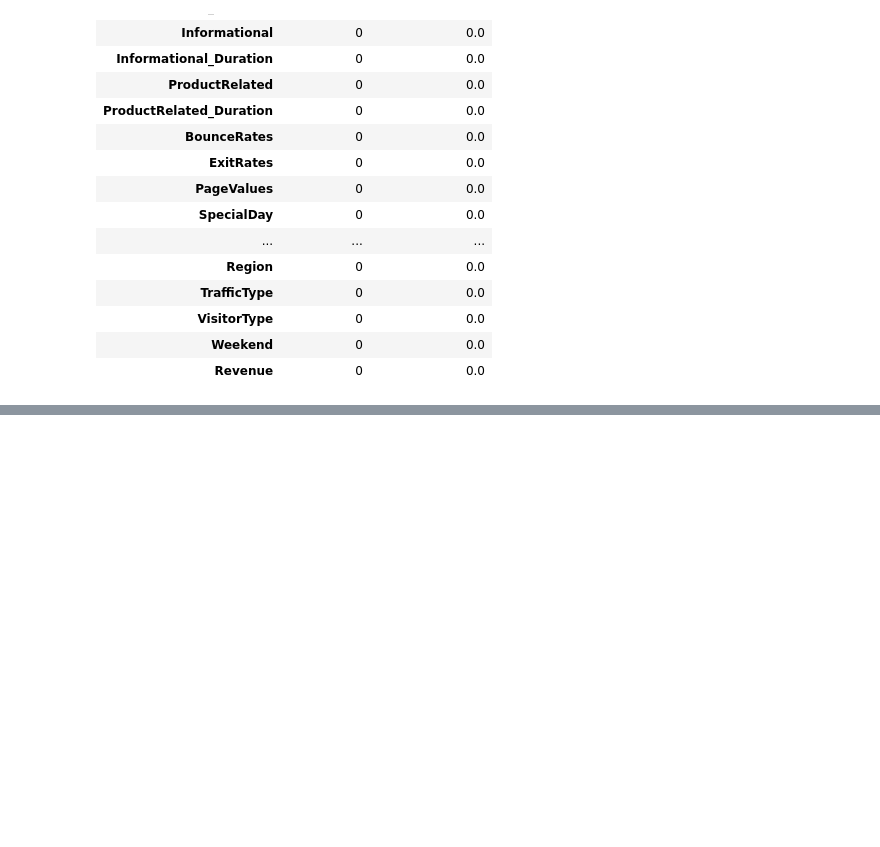
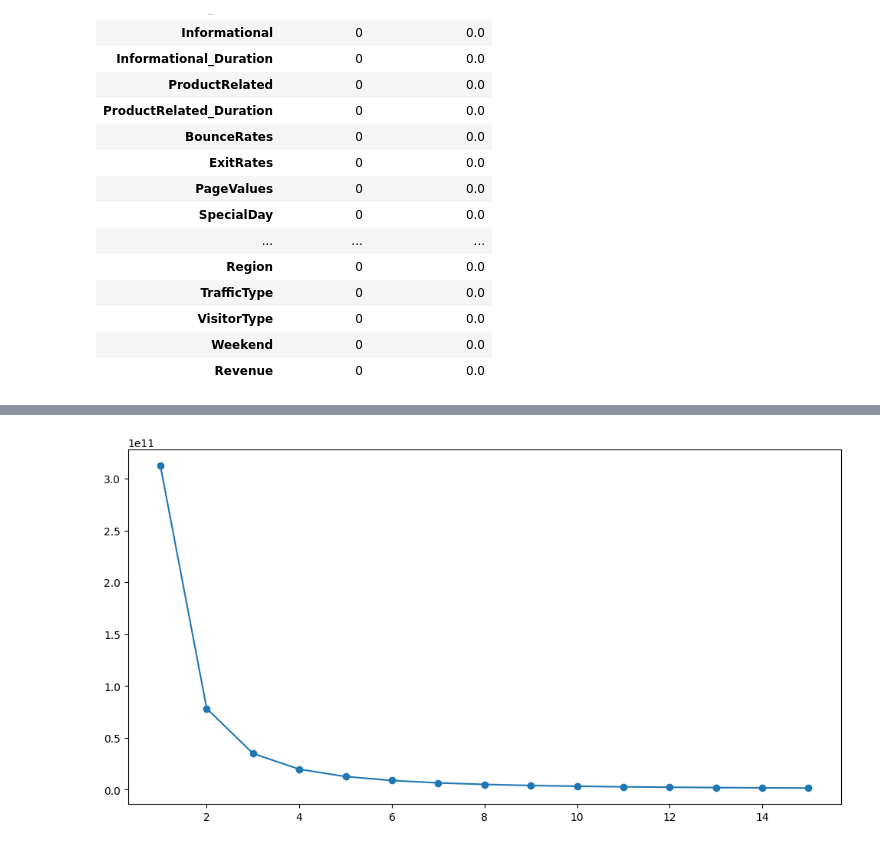
Before and after one commit to cyrixninja/Code-Unnati, a Jupyter notebook: python_scripts_ckpcet/unsupervised_machine_learning/unsupervised_ml_k_means.ipynb, the cells around one changed output, grey strips where cells are left out. Saved outputs shown, nothing was run; the diff lists cells and outputs as text; code cells hidden in the pictures; blank space fills up the shorter version.

```diff
--- a/python_scripts_ckpcet/unsupervised_machine_learning/unsupervised_ml_k_means.ipynb
+++ b/python_scripts_ckpcet/unsupervised_machine_learning/unsupervised_ml_k_means.ipynb
@@ -67,0 +107,4 @@ df_online_shoppers_intention.describe()
+# %%
+# Creating Dataframe 'df_scale' to store the scaled data
+df_scale = pd.DataFrame(scale, columns=df_num.columns)
+df_scale.head()
@@ -67,0 +118,4 @@ df_online_shoppers_intention.describe()
+# %%
+# Resetting Index
+df_scale = df_scale.reset_index()
+df_scale.head()
@@ -67,0 +129,3 @@ df_online_shoppers_intention.describe()
+# %%
+# Make a dataframe for independent variables
+df_independent = pd.concat([df_scale, df_cat], axis=1)
@@ -67,0 +139,12 @@ df_online_shoppers_intention.describe()
+# %%
+cluster_range = range(1, 16)
+cluster_errors= []
+for num_clusters in cluster_range:
+    clusters= KMeans(num_clusters , n_init=10)
+    clusters.fit(df_independent)
+    labels = clusters.labels_
+    centroid = clusters.cluster_centers_
+    cluster_errors.append(clusters.inertia_)
+clusters_df = pd.DataFrame({"Num_Clusters":cluster_range, "Cluster_Errors": cluster_errors})
+clusters_df.Cluster_Errors = round(clusters_df.Cluster_Errors, 6)
+clusters_df
@@ -67,0 +168,7 @@ df_online_shoppers_intention.describe()
+# %%
+# Visualise the Clusters
+plt.figure(figsize=(12,6))
+plt.plot(clusters_df.Num_Clusters, clusters_df.Cluster_Errors, marker = 'o')
+plt.show()
+# %% [output]
+[figure, added]
```
Also changed, not shown: parts of 14 cells of this notebook.
